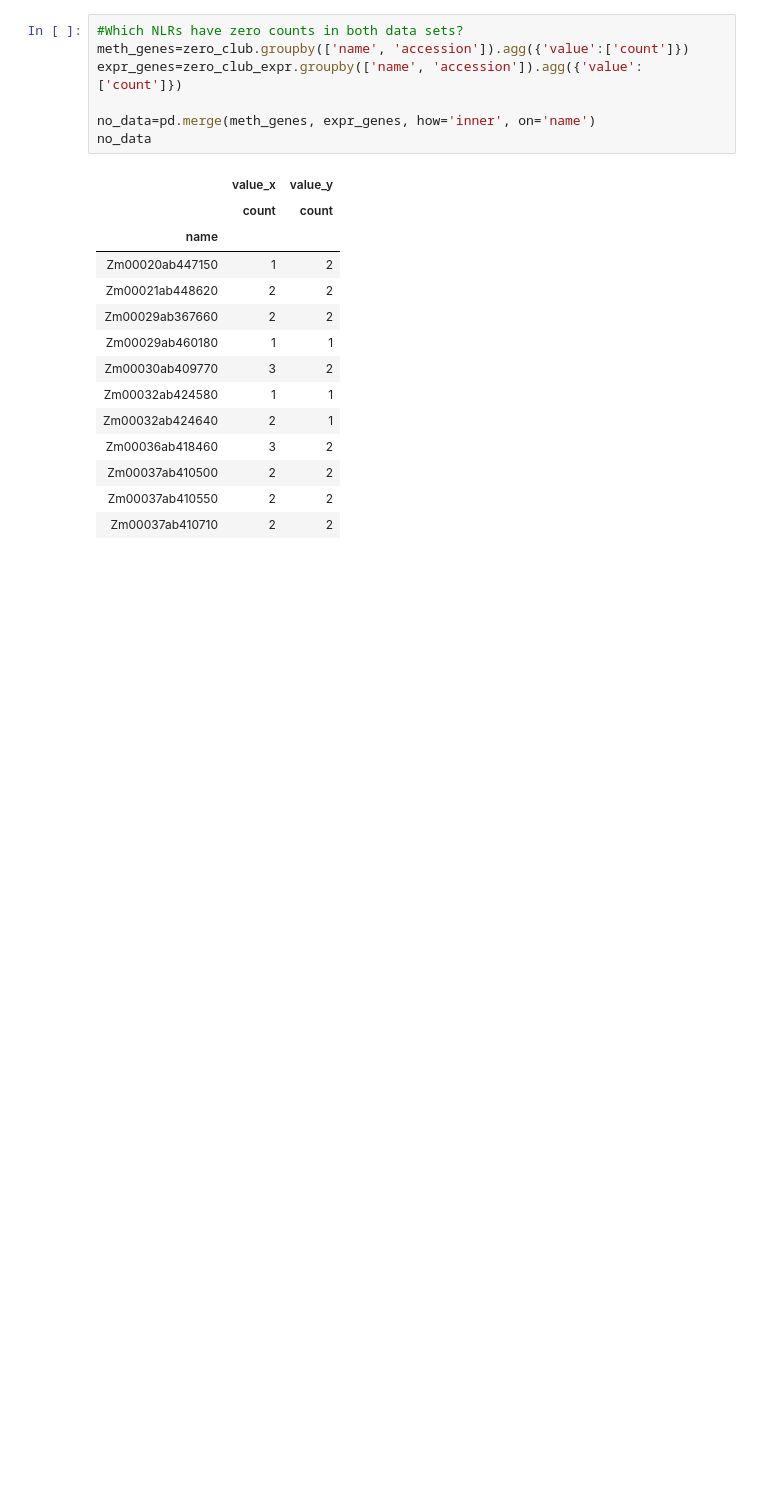
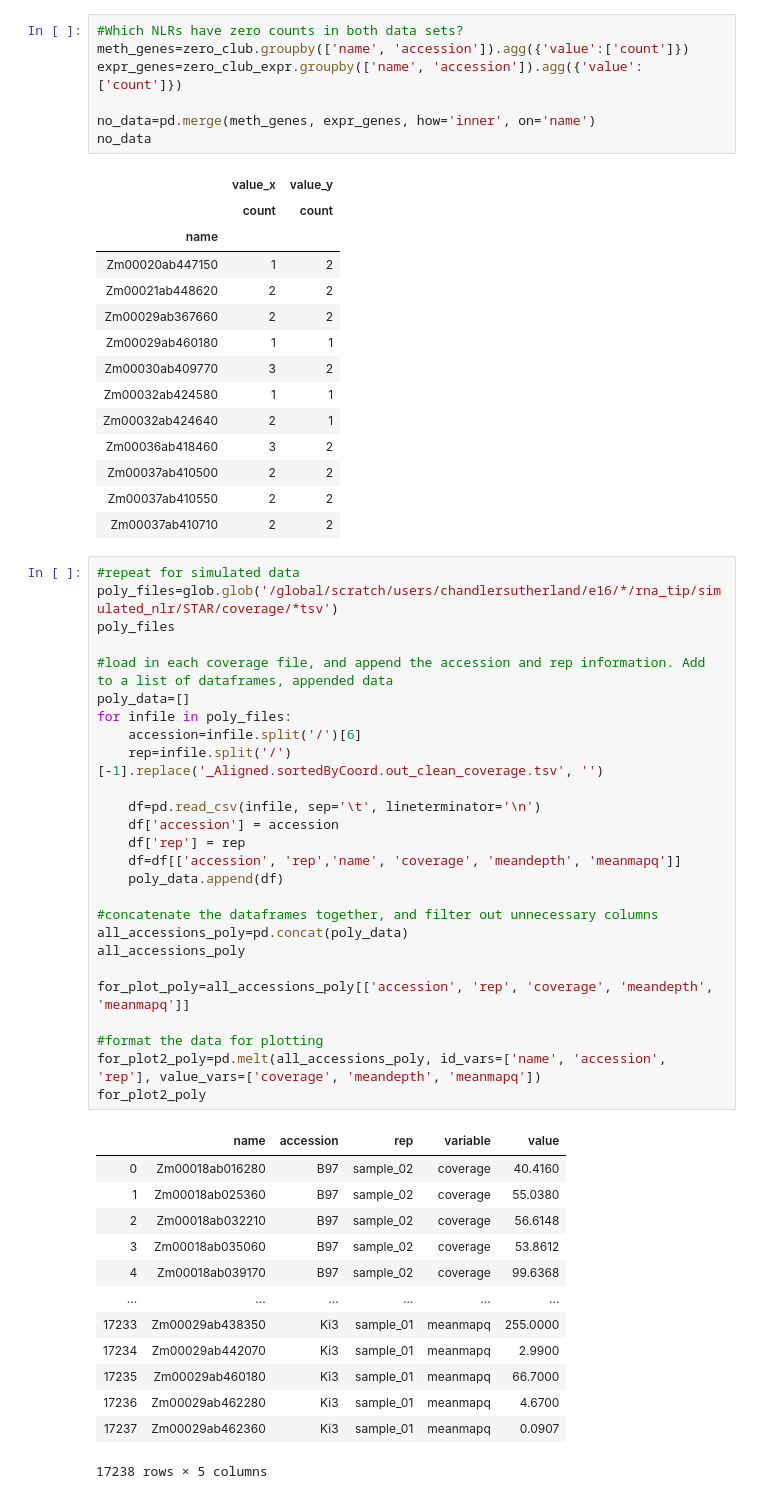
Before and after one commit to chandlersutherland/e16, a Jupyter notebook: NLR_coverage.ipynb, the cells around one changed output. Cells and saved outputs as stored; diff of their text form; blank space fills up the shorter version.

```diff
--- a/NLR_coverage.ipynb
+++ b/NLR_coverage.ipynb
@@ -261,3 +261,43 @@ no_data
 | Zm00037ab410500 | 2 | 2 |
 | Zm00037ab410550 | 2 | 2 |
 | Zm00037ab410710 | 2 | 2 |
+# %%
+#repeat for simulated data
+poly_files=glob.glob('/global/scratch/users/chandlersutherland/e16/*/rna_tip/simulated_nlr/STAR/coverage/*tsv')
+poly_files
+
+#load in each coverage file, and append the accession and rep information. Add to a list of dataframes, appended data
+poly_data=[]
+for infile in poly_files:
+    accession=infile.split('/')[6]
+    rep=infile.split('/')[-1].replace('_Aligned.sortedByCoord.out_clean_coverage.tsv', '')
+
+    df=pd.read_csv(infile, sep='\t', lineterminator='\n')
+    df['accession'] = accession
+    df['rep'] = rep
+    df=df[['accession', 'rep','name', 'coverage', 'meandepth', 'meanmapq']]
+    poly_data.append(df)
+
+#concatenate the dataframes together, and filter out unnecessary columns
+all_accessions_poly=pd.concat(poly_data)
+all_accessions_poly
+
+for_plot_poly=all_accessions_poly[['accession', 'rep', 'coverage', 'meandepth', 'meanmapq']]
+
+#format the data for plotting
+for_plot2_poly=pd.melt(all_accessions_poly, id_vars=['name', 'accession', 'rep'], value_vars=['coverage', 'meandepth', 'meanmapq'])
+for_plot2_poly
+# %% [output]
+|  | name | accession | rep | variable | value |
+| 0 | Zm00018ab016280 | B97 | sample_02 | coverage | 40.4160 |
+| 1 | Zm00018ab025360 | B97 | sample_02 | coverage | 55.0380 |
+| 2 | Zm00018ab032210 | B97 | sample_02 | coverage | 56.6148 |
+| 3 | Zm00018ab035060 | B97 | sample_02 | coverage | 53.8612 |
+| 4 | Zm00018ab039170 | B97 | sample_02 | coverage | 99.6368 |
+| ... | ... | ... | ... | ... | ... |
+| 17233 | Zm00029ab438350 | Ki3 | sample_01 | meanmapq | 255.0000 |
+| 17234 | Zm00029ab442070 | Ki3 | sample_01 | meanmapq | 2.9900 |
+| 17235 | Zm00029ab460180 | Ki3 | sample_01 | meanmapq | 66.7000 |
+| 17236 | Zm00029ab462280 | Ki3 | sample_01 | meanmapq | 4.6700 |
+| 17237 | Zm00029ab462360 | Ki3 | sample_01 | meanmapq | 0.0907 |
+17238 rows × 5 columns
```
Also changed, not shown: parts of 6 cells of this notebook.
